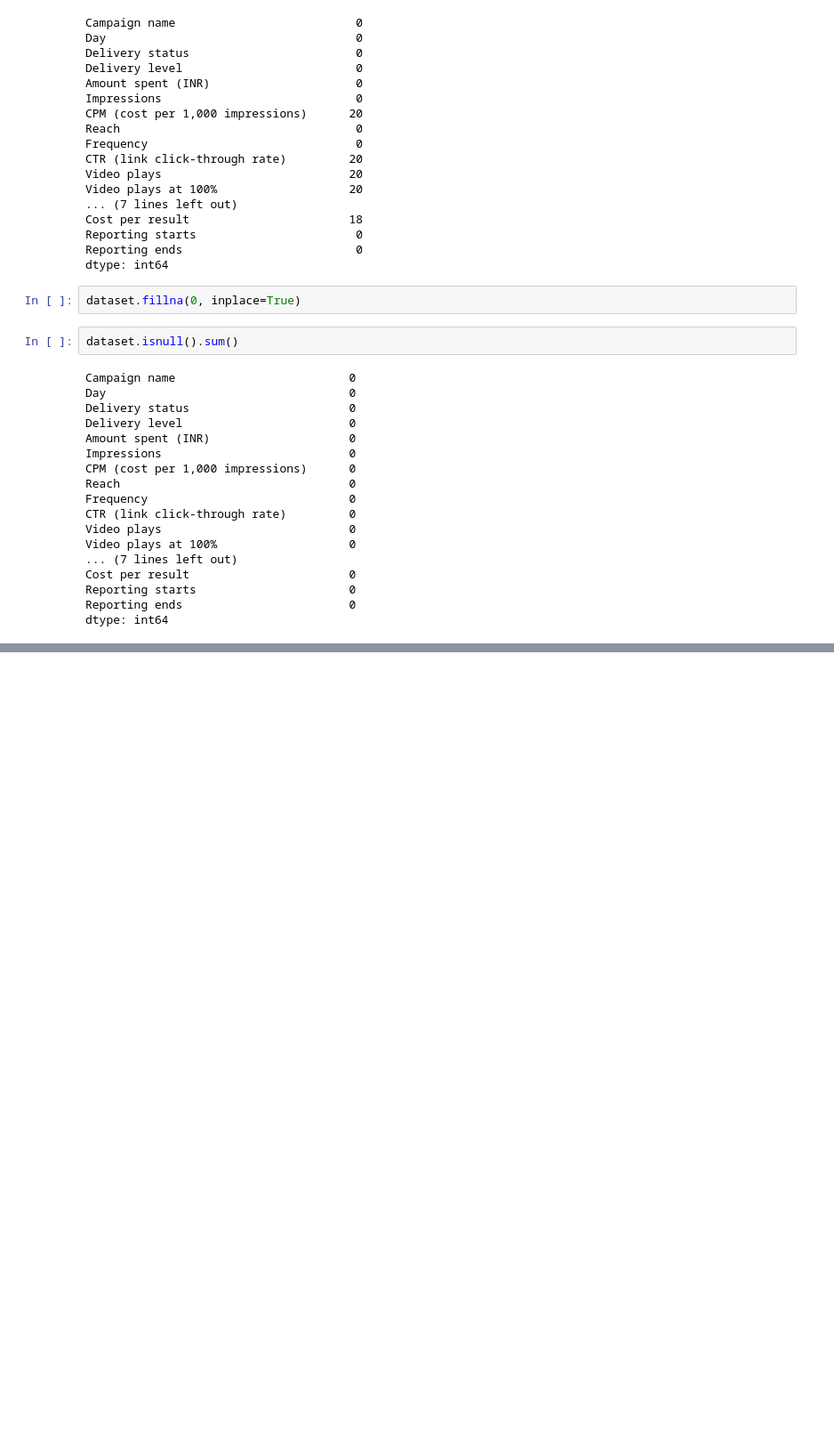
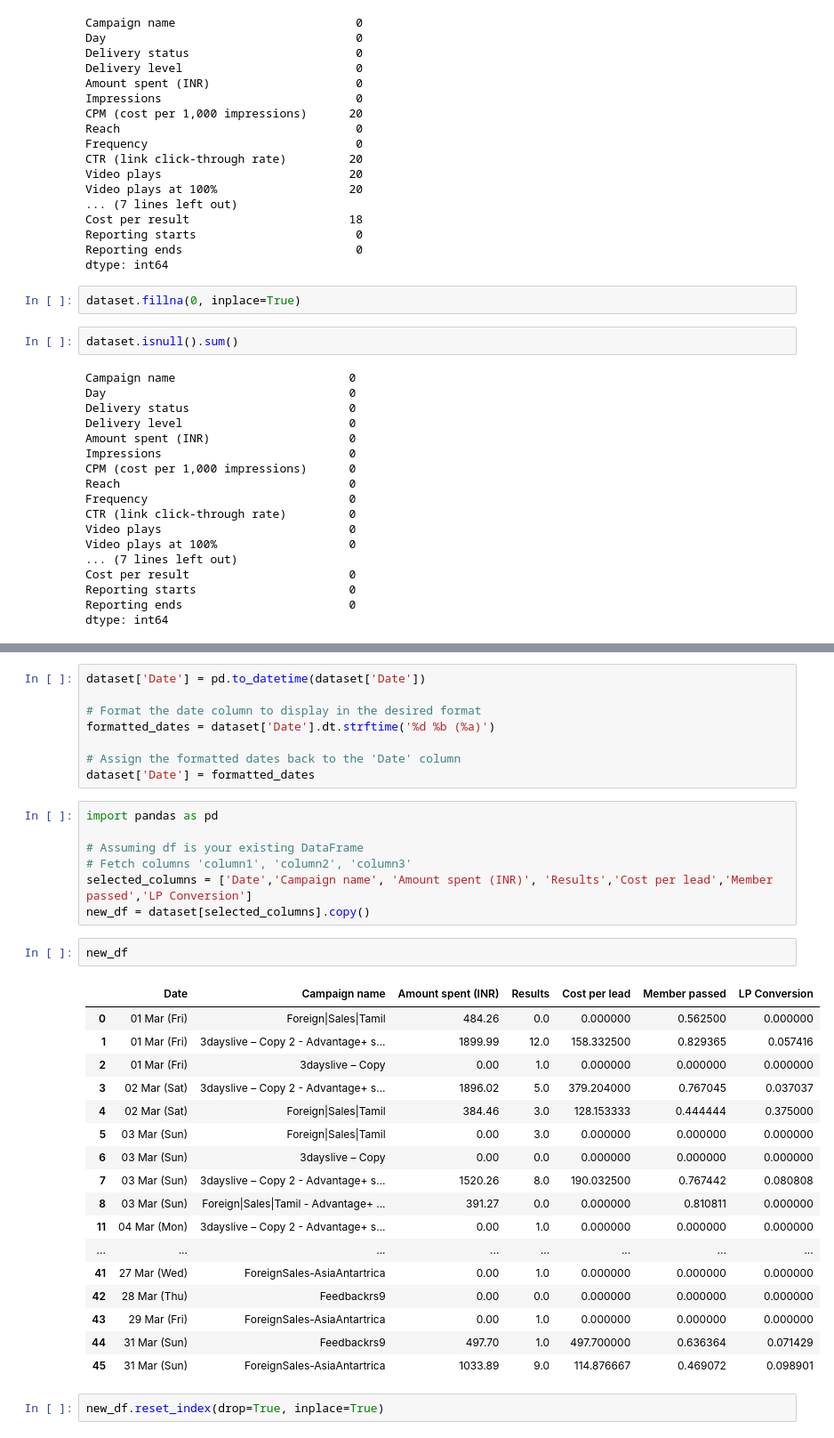
Before and after one commit to Umadevi95/FB_project, a Jupyter notebook: datascience_ project.ipynb, the cells around one changed output, grey strips where cells are left out. Shown at 89% size. Cells and saved outputs as stored; diff of their text form; blank space fills up the shorter version.

```diff
--- a/datascience_ project.ipynb
+++ b/datascience_ project.ipynb
@@ -123,0 +257,37 @@ df
+# %%
+dataset['Date'] = pd.to_datetime(dataset['Date'])
+
+# Format the date column to display in the desired format
+formatted_dates = dataset['Date'].dt.strftime('%d %b (%a)')
+
+# Assign the formatted dates back to the 'Date' column
+dataset['Date'] = formatted_dates
+# %%
+import pandas as pd
+
+# Assuming df is your existing DataFrame
+# Fetch columns 'column1', 'column2', 'column3'
+selected_columns = ['Date','Campaign name', 'Amount spent (INR)', 'Results','Cost per lead','Member passed','LP Conversion']
+new_df = dataset[selected_columns].copy()
+# %%
+new_df
+# %% [output]
+|  | Date | Campaign name | Amount spent (INR) | Results | Cost per lead | Member passed | LP Conversion |
+| 0 | 01 Mar (Fri) | Foreign|Sales|Tamil | 484.26 | 0.0 | 0.000000 | 0.562500 | 0.000000 |
+| 1 | 01 Mar (Fri) | 3dayslive – Copy 2 - Advantage+ s... | 1899.99 | 12.0 | 158.332500 | 0.829365 | 0.057416 |
+| 2 | 01 Mar (Fri) | 3dayslive – Copy | 0.00 | 1.0 | 0.000000 | 0.000000 | 0.000000 |
+| 3 | 02 Mar (Sat) | 3dayslive – Copy 2 - Advantage+ s... | 1896.02 | 5.0 | 379.204000 | 0.767045 | 0.037037 |
+| 4 | 02 Mar (Sat) | Foreign|Sales|Tamil | 384.46 | 3.0 | 128.153333 | 0.444444 | 0.375000 |
+| 5 | 03 Mar (Sun) | Foreign|Sales|Tamil | 0.00 | 3.0 | 0.000000 | 0.000000 | 0.000000 |
+| 6 | 03 Mar (Sun) | 3dayslive – Copy | 0.00 | 0.0 | 0.000000 | 0.000000 | 0.000000 |
+| 7 | 03 Mar (Sun) | 3dayslive – Copy 2 - Advantage+ s... | 1520.26 | 8.0 | 190.032500 | 0.767442 | 0.080808 |
+| 8 | 03 Mar (Sun) | Foreign|Sales|Tamil - Advantage+ ... | 391.27 | 0.0 | 0.000000 | 0.810811 | 0.000000 |
+| 11 | 04 Mar (Mon) | 3dayslive – Copy 2 - Advantage+ s... | 0.00 | 1.0 | 0.000000 | 0.000000 | 0.000000 |
+| ... | ... | ... | ... | ... | ... | ... | ... |
+| 41 | 27 Mar (Wed) | ForeignSales-AsiaAntartrica | 0.00 | 1.0 | 0.000000 | 0.000000 | 0.000000 |
+| 42 | 28 Mar (Thu) | Feedbackrs9 | 0.00 | 0.0 | 0.000000 | 0.000000 | 0.000000 |
+| 43 | 29 Mar (Fri) | ForeignSales-AsiaAntartrica | 0.00 | 1.0 | 0.000000 | 0.000000 | 0.000000 |
+| 44 | 31 Mar (Sun) | Feedbackrs9 | 497.70 | 1.0 | 497.700000 | 0.636364 | 0.071429 |
+| 45 | 31 Mar (Sun) | ForeignSales-AsiaAntartrica | 1033.89 | 9.0 | 114.876667 | 0.469072 | 0.098901 |
+# %%
+new_df.reset_index(drop=True, inplace=True)
```
Also changed, not shown: parts of 19 cells of this notebook.
